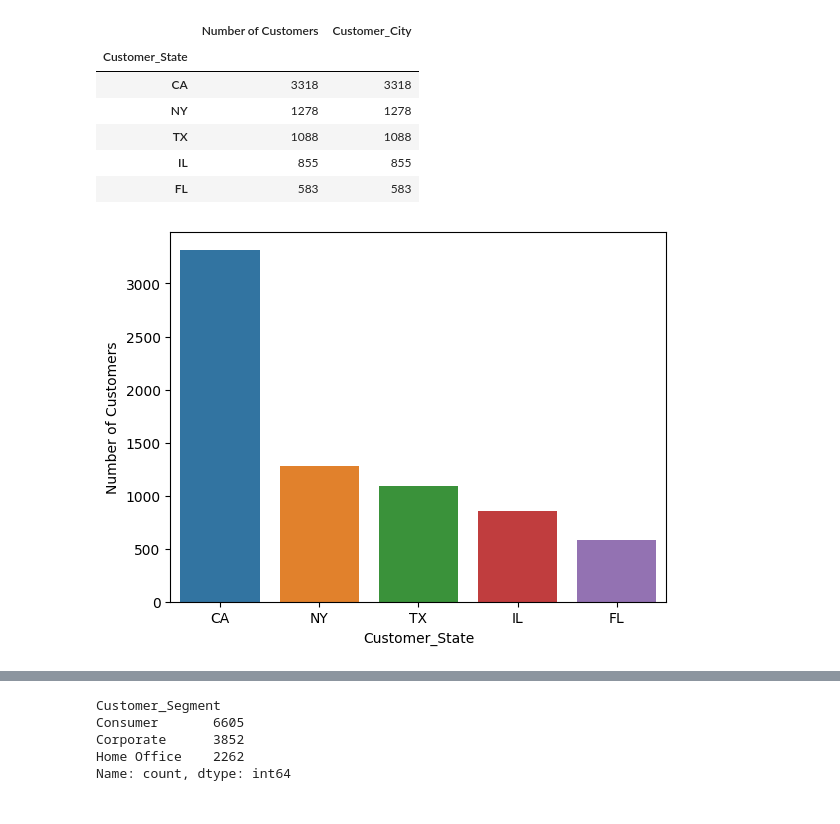
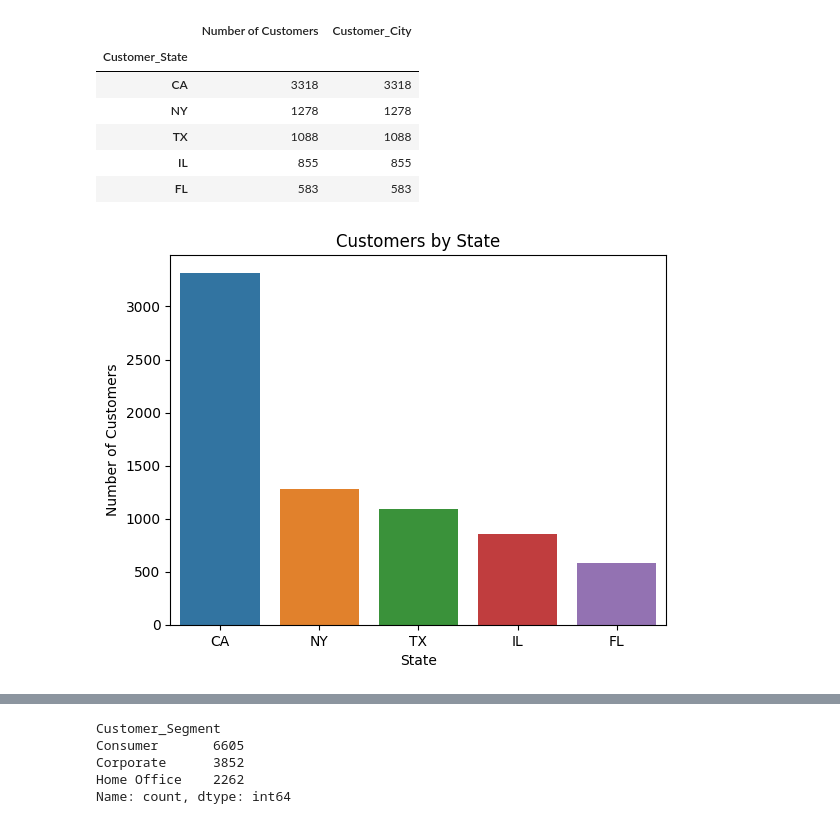
Before and after one commit to jdv1bjr/Financial-Presentation, a Jupyter notebook: Final_Project.ipynb, the cells around one changed output, grey strips where cells are left out. Saved outputs shown, nothing was run; the diff lists cells and outputs as text; code cells hidden in the pictures.

```diff
--- a/Final_Project.ipynb
+++ b/Final_Project.ipynb
@@ -39,9 +39,12 @@ order_by_state
 | FL | 583 | 583 |
 # %%
 sns.barplot(x="Customer_State", y="Number of Customers", hue= "Customer_State", data = order_by_state)
+plt.title('Customers by State')
+plt.ylabel('Number of Customers')
+plt.xlabel('State')
 plt.show()
 # %% [output]
-[figure, old version]
+[figure, new version]
 # %%
 revised_df = customer_df.drop(columns=['Customer_Country', 'Customer_Email', 'Customer_Password', 'Customer_Street', 'Customer_Zipcode'], inplace=False)
 # %%
```
Also changed, not shown: parts of 16 cells of this notebook.
